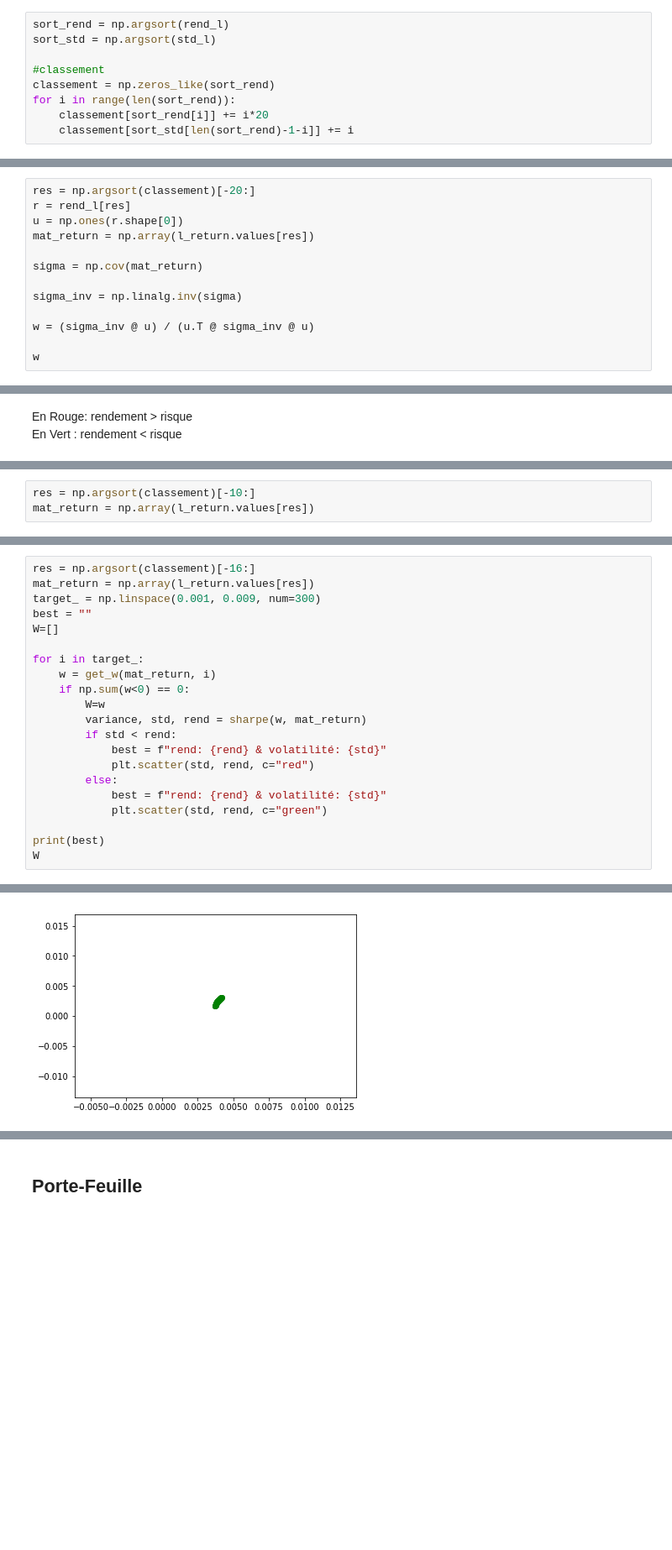
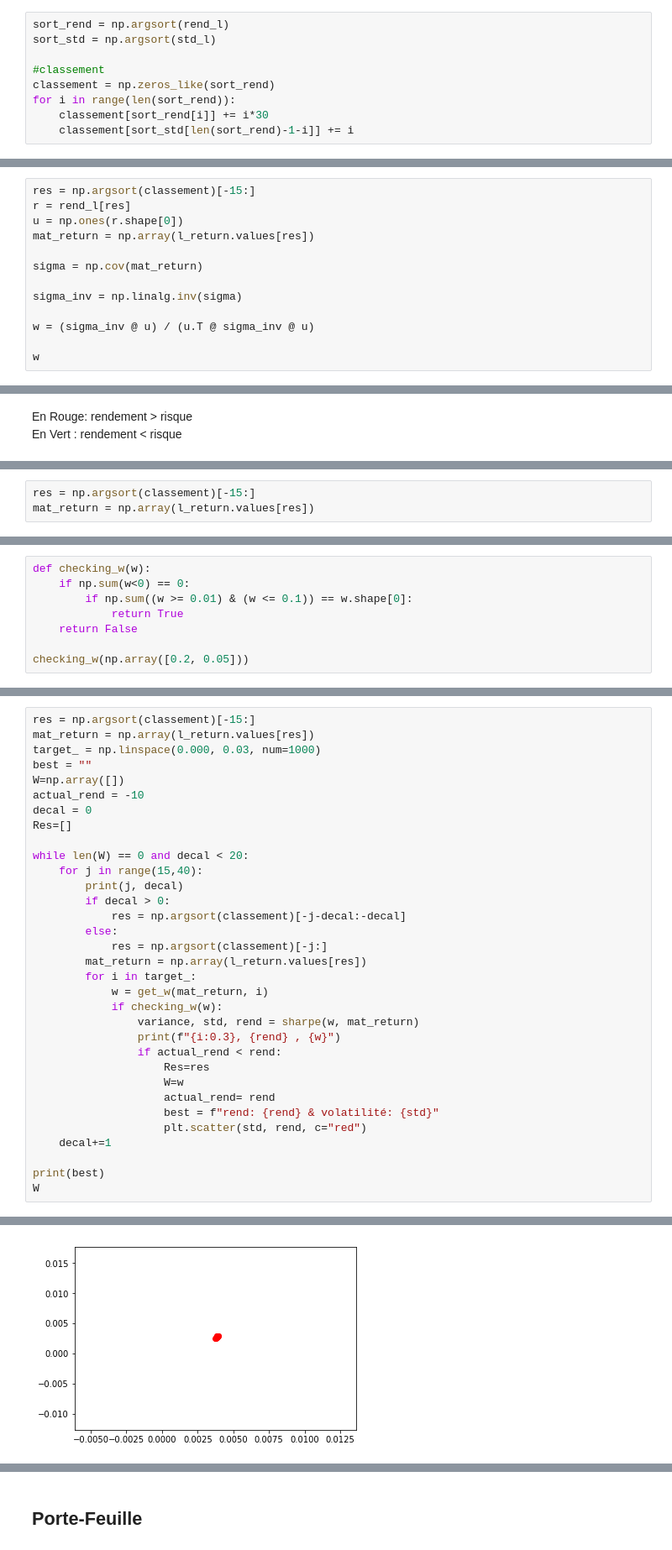
Before and after one commit to landEpita/Dolphin, a Jupyter notebook: Optimisation_Markowitz.ipynb, the cells around one changed output, grey strips where cells are left out. Shown at 84% size. Saved outputs shown, nothing was run; the diff lists cells and outputs as text; blank space fills up the shorter version.

```diff
--- a/Optimisation_Markowitz.ipynb
+++ b/Optimisation_Markowitz.ipynb
@@ -297,5 +215,5 @@ sort_std = np.argsort(std_l)
 #classement
 classement = np.zeros_like(sort_rend)
 for i in range(len(sort_rend)):
-    classement[sort_rend[i]] += i*20
+    classement[sort_rend[i]] += i*30
     classement[sort_std[len(sort_rend)-1-i]] += i
@@ -452,7 +367,7 @@ rend: 0.0013906476194541794 & volatilité: 0.013454757452558124 -> poid: [0.3210
 # %% [markdown]
 ## resolution analytique avec les 15 meilleurs actifs
 # %%
-res = np.argsort(classement)[-20:]
+res = np.argsort(classement)[-15:]
 r = rend_l[res]
 u = np.ones(r.shape[0])
 mat_return = np.array(l_return.values[res])
@@ -601,5 +515,5 @@ En Vert : rendement < risque
 # %%
-res = np.argsort(classement)[-10:]
+res = np.argsort(classement)[-15:]
 mat_return = np.array(l_return.values[res])
 # %%
 def get_w(mat_return, u_t= 0.0017):
@@ -628,0 +546,8 @@ array([0.14643498, 0.07543483, 0.05066122, 0.15614319, 0.09135614,
+# %%
+def checking_w(w):
+    if np.sum(w<0) == 0:
+        if np.sum((w >= 0.01) & (w <= 0.1)) == w.shape[0]:
+            return True
+    return False
+
+checking_w(np.array([0.2, 0.05]))
@@ -629,21 +556,33 @@ array([0.14643498, 0.07543483, 0.05066122, 0.15614319, 0.09135614,
 # %%
-res = np.argsort(classement)[-16:]
+res = np.argsort(classement)[-15:]
 mat_return = np.array(l_return.values[res])
-target_ = np.linspace(0.001, 0.009, num=300)
+target_ = np.linspace(0.000, 0.03, num=1000)
 best = ""
-W=[]
+W=np.array([])
+actual_rend = -10
+decal = 0
+Res=[]
 
-for i in target_:
-    w = get_w(mat_return, i)
-    if np.sum(w<0) == 0:
-        W=w
-        variance, std, rend = sharpe(w, mat_return)
-        if std < rend:
-            best = f"rend: {rend} & volatilité: {std}"
-            plt.scatter(std, rend, c="red")
+while len(W) == 0 and decal < 20:
+    for j in range(15,40):
+        print(j, decal)
+        if decal > 0:
+            res = np.argsort(classement)[-j-decal:-decal]
         else:
-            best = f"rend: {rend} & volatilité: {std}"
-            plt.scatter(std, rend, c="green")
+            res = np.argsort(classement)[-j:]
+        mat_return = np.array(l_return.values[res])
+        for i in target_:
+            w = get_w(mat_return, i)
+            if checking_w(w):
+                variance, std, rend = sharpe(w, mat_return)
+                print(f"{i:0.3}, {rend} , {w}")
+                if actual_rend < rend:
+                    Res=res
+                    W=w
+                    actual_rend= rend
+                    best = f"rend: {rend} & volatilité: {std}"
+                    plt.scatter(std, rend, c="red")
+    decal+=1
 
 print(best)
 W
@@ -656 +611 @@ array([0.00056253, 0.06713055, 0.05935692, 0.0602406 , 0.099437  ,
-[figure, old version]
+[figure, new version]
```
Also changed, not shown: parts of 41 cells of this notebook.
